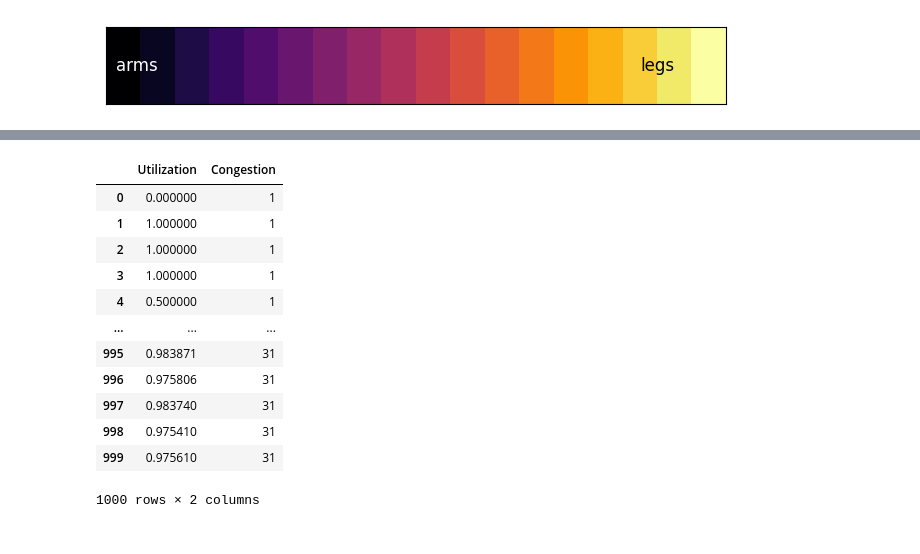
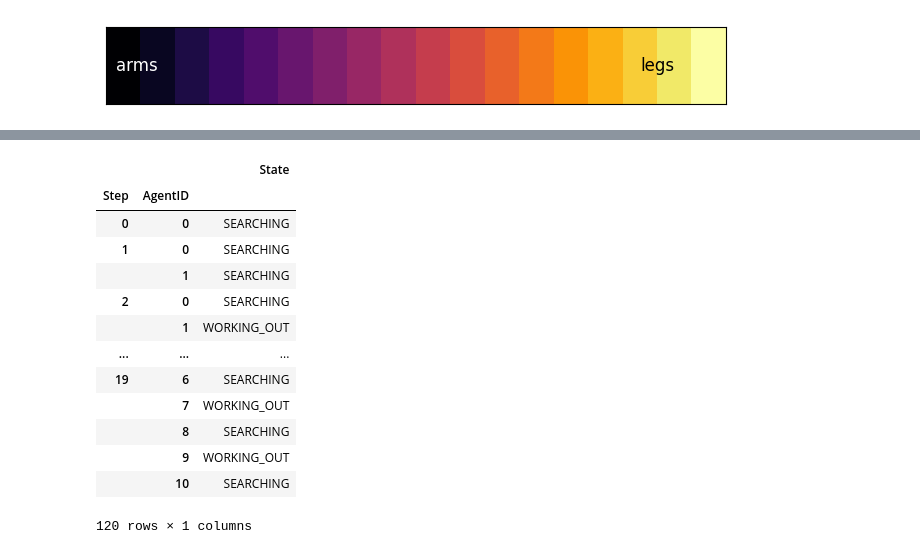
Before and after one commit to andrejjocic/gymulator, a Jupyter notebook: model/playground.ipynb, the cells around one changed output, grey strips where cells are left out. Cells and saved outputs as stored; diff of their text form; code cells hidden in the pictures.

```diff
--- a/model/playground.ipynb
+++ b/model/playground.ipynb
@@ -94,21 +94,22 @@ page
 # %% [output]
 [interactive output not drawn]
 # %%
-gym = gym_model.Gym(interarrival_time=5)
+gym = gym_model.Gym(interarrival_time=2, agent_exercise_duration=3)
 
-df = gym.run(1000, progress_bar=True)
-df
+model_df, agent_df = gym.run(20, progress_bar=True)
+agent_df
 # %% [output]
-|  | Utilization | Congestion |
-| 0 | 0.000000 | 1 |
-| 1 | 1.000000 | 1 |
-| 2 | 1.000000 | 1 |
-| 3 | 1.000000 | 1 |
-| 4 | 0.500000 | 1 |
+|  |  | State |
+| Step | AgentID |  |
+| 0 | 0 | SEARCHING |
+| 1 | 0 | SEARCHING |
+|  | 1 | SEARCHING |
+| 2 | 0 | SEARCHING |
+|  | 1 | WORKING_OUT |
 | ... | ... | ... |
-| 995 | 0.983871 | 31 |
-| 996 | 0.975806 | 31 |
-| 997 | 0.983740 | 31 |
-| 998 | 0.975410 | 31 |
-| 999 | 0.975610 | 31 |
+| 19 | 6 | SEARCHING |
+|  | 7 | WORKING_OUT |
+|  | 8 | SEARCHING |
+|  | 9 | WORKING_OUT |
+|  | 10 | SEARCHING |
-1000 rows × 2 columns
+120 rows × 1 columns
```
Also changed, not shown: parts of 6 cells of this notebook, 4 other files.
